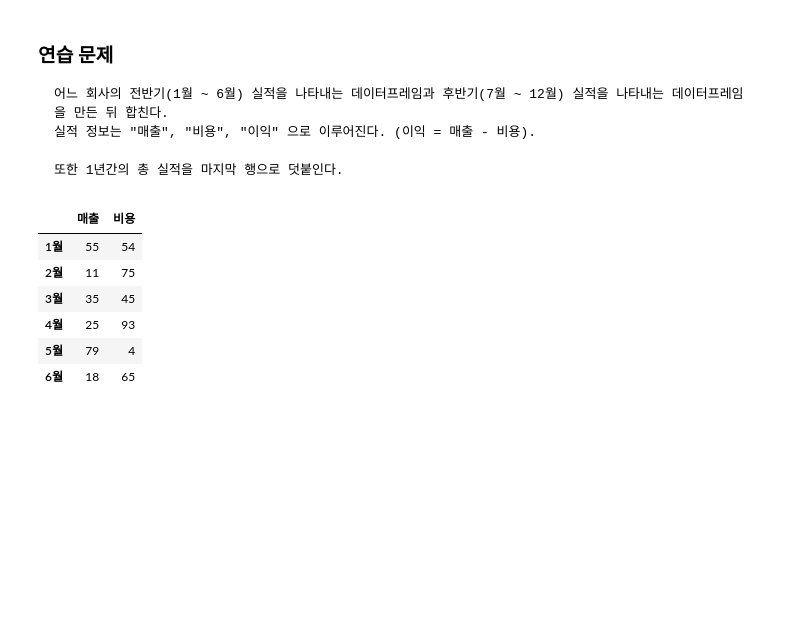
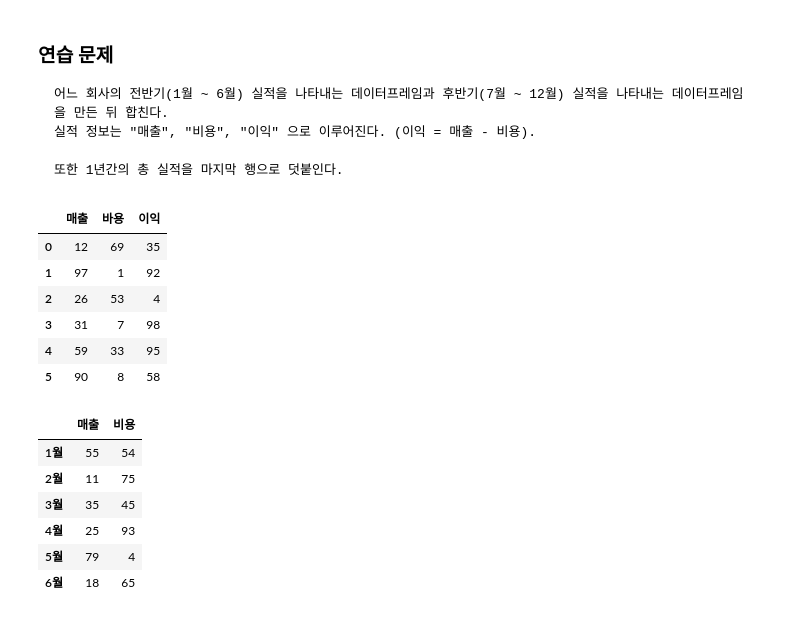
Before and after one commit to kominhy/wassup3, a Jupyter notebook: 03_Data_Preprocessing/02_07_Pandas 데이터프레임 합성.ipynb, the cells around one changed output. Saved outputs shown, nothing was run; the diff lists cells and outputs as text; code cells hidden in the pictures; blank space fills up the shorter version.

````diff
--- a/03_Data_Preprocessing/02_07_Pandas 데이터프레임 합성.ipynb
+++ b/03_Data_Preprocessing/02_07_Pandas 데이터프레임 합성.ipynb
@@ -466,6 +491,17 @@ pd.concat([df1, df2], axis=1)
 
 또한 1년간의 총 실적을 마지막 행으로 덧붙인다.
 ```
+# %%
+a = pd.DataFrame(np.random.randint(1, 100, size=(6,3)), columns=['매출','바용','이익'])
+a
+# %% [output]
+|  | 매출 | 바용 | 이익 |
+| 0 | 12 | 69 | 35 |
+| 1 | 97 | 1 | 92 |
+| 2 | 26 | 53 | 4 |
+| 3 | 31 | 7 | 98 |
+| 4 | 59 | 33 | 95 |
+| 5 | 90 | 8 | 58 |
 # %%
 # 전반기 실적 데이터프레임 생성
 df1 = pd.DataFrame(np.random.randint(0, 101, size=(6, 2)), columns=['매출', '비용'])
````
Also changed, not shown: parts of 4 cells of this notebook, 3 other files.
